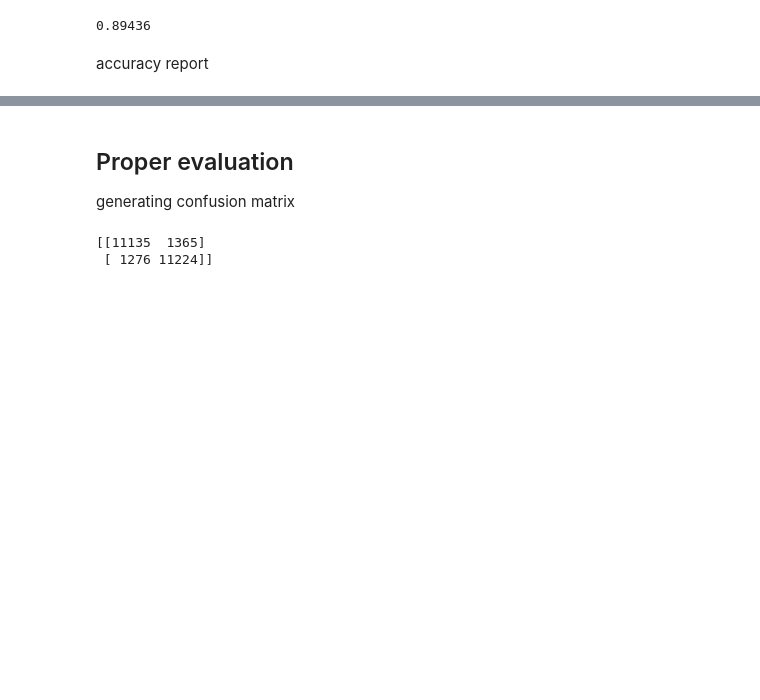
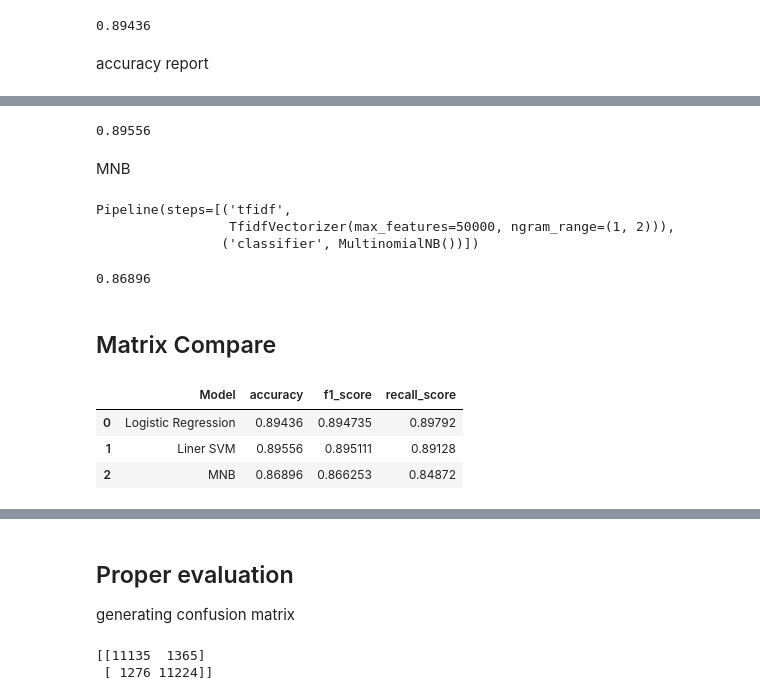
Before and after one commit to fazilchengapra/imdb-statement-analyzer, a Jupyter notebook: notebooks/03_train_modlel.ipynb, the cells around one changed output, grey strips where cells are left out. Cells and saved outputs as stored; diff of their text form; code cells hidden in the pictures; blank space fills up the shorter version.

```diff
--- a/notebooks/03_train_modlel.ipynb
+++ b/notebooks/03_train_modlel.ipynb
@@ -57,12 +59,14 @@ Pipeline(steps=[('tfidf',
 # %% [markdown]
 Test the Model
 # %%
-prediction = model.predict(test_df['clean_text'])
+prediction = model_lr.predict(test_df['clean_text'])
 # %% [markdown]
 calculating the accuracy of the model
 # %%
 accuracy = accuracy_score(test_df['label'], prediction)
 
+f1_lr = f1_score(test_df['label'], prediction)
+
 print(accuracy)
 # %% [output]
 0.89436
@@ -86,0 +97,74 @@ weighted avg       0.89      0.89      0.89     25000
+# %%
+prediction_svm = model_svm.predict(test_df['clean_text'])
+
+accuracy_svm = accuracy_score(test_df['label'], prediction_svm)
+f1_svm = f1_score(test_df['label'], prediction_svm)
+
+print(accuracy_svm)
+# %% [output]
+0.89556
+# %% [markdown]
+MNB
+# %%
+model_mnb = Pipeline([
+    (
+        'tfidf', TfidfVectorizer(
+            max_features=50000,
+            ngram_range=(1,2)
+        )),
+        (
+            'classifier', MultinomialNB()
+        )
+])
+
+model_mnb.fit(
+    train_df['clean_text'],
+    train_df['label']
+)
+# %% [output]
+Pipeline(steps=[('tfidf',
+                 TfidfVectorizer(max_features=50000, ngram_range=(1, 2))),
+                ('classifier', MultinomialNB())])
+# %%
+prediction_mnb = model_mnb.predict(test_df['clean_text'])
+
+accuracy_mnb = accuracy_score(test_df['label'], prediction_mnb)
+f1_mnb = f1_score(test_df['label'], prediction_mnb)
+
+print(accuracy_mnb)
+# %% [output]
+0.86896
+# %% [markdown]
+## Matrix Compare
+# %%
+import pandas as ps
+
+result = ps.DataFrame({
+    "Model": [
+        "Logistic Regression",
+        "Liner SVM",
+        "MNB"
+    ],
+    "accuracy": [
+        accuracy,
+        accuracy_svm,
+        accuracy_mnb
+    ],
+    "f1_score":[
+        f1_lr,
+        f1_svm,
+        f1_mnb
+    ],
+    "recall_score":[
+        recall_score(test_df['label'], prediction),
+        recall_score(test_df['label'], prediction_svm),
+        recall_score(test_df['label'], prediction_mnb)
+    ]
+})
+
+result
+# %% [output]
+|  | Model | accuracy | f1_score | recall_score |
+| 0 | Logistic Regression | 0.89436 | 0.894735 | 0.89792 |
+| 1 | Liner SVM | 0.89556 | 0.895111 | 0.89128 |
+| 2 | MNB | 0.86896 | 0.866253 | 0.84872 |
```
Also changed, not shown: parts of 7 cells of this notebook.
